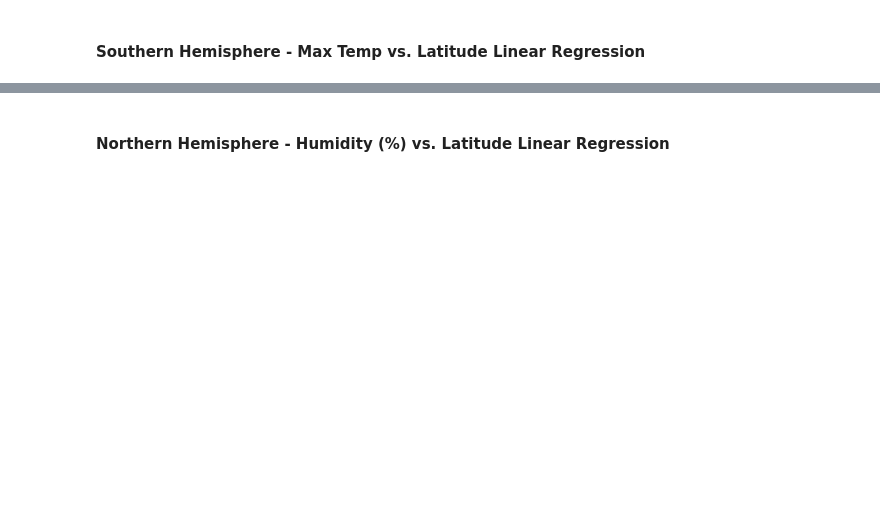
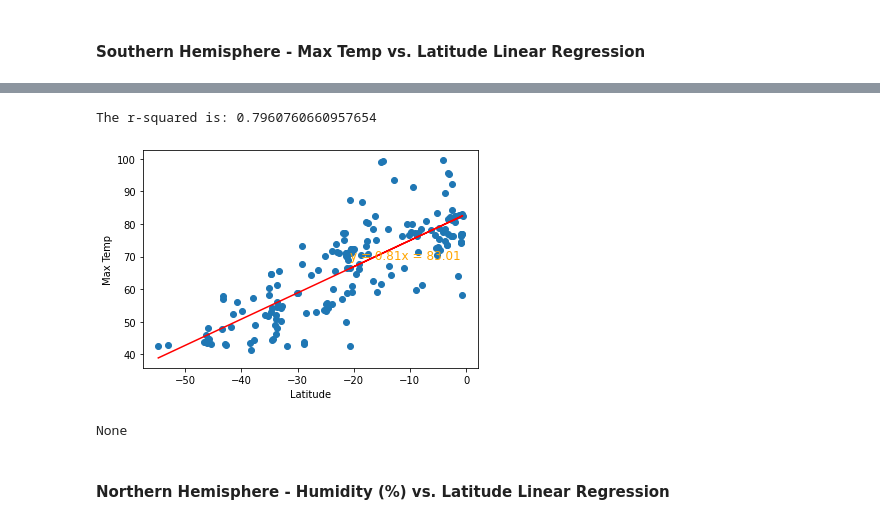
Before and after one commit to 86burke/python-api-challenge, a Jupyter notebook: Instructions/starter_code/WeatherPy.ipynb, the cells around one changed output, grey strips where cells are left out. Cells and saved outputs as stored; diff of their text form; code cells hidden in the pictures; blank space fills up the shorter version.

Commit message:
Created Northern and Southern Hemispheres and plotted with linear regression

```diff
--- a/Instructions/starter_code/WeatherPy.ipynb
+++ b/Instructions/starter_code/WeatherPy.ipynb
@@ -246,2 +243,11 @@ The r-value is: 0.6082708688906918
+# %%
+x_values = s_hemisphere['Latitude']
+y_values = s_hemisphere['Max Temp']
+plt.ylabel('Max Temp')
+print(linear_reg(x_values, y_values))
+# %% [output]
+The r-squared is: 0.7960760660957654
+[figure, added]
+None
 # %% [markdown]
 ####  Northern Hemisphere - Humidity (%) vs. Latitude Linear Regression
```
Also changed, not shown: parts of 15 cells of this notebook.
